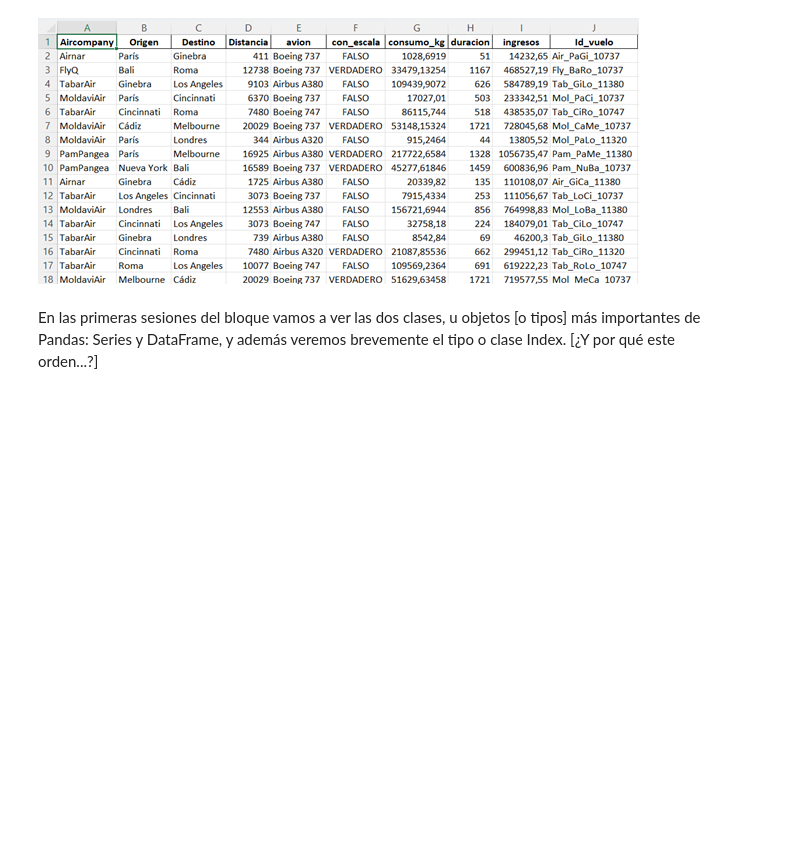
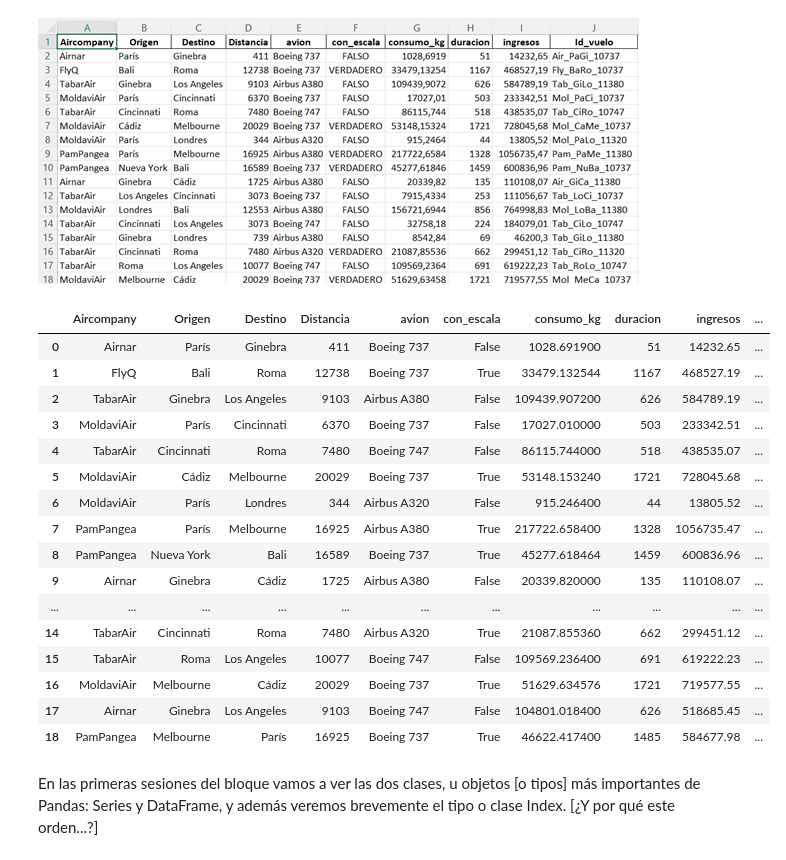
Before and after one commit to claudiomillanmartin/Claudio-Millan-Martin-DSOline, a Jupyter notebook: Bloque_2/02_Herramientas_Avanzadas copia/Sprint_04/01_Pandas_I/01_Workout/01_Series.ipynb, the cells around one changed output. Saved outputs shown, nothing was run; the diff lists cells and outputs as text; code cells hidden in the pictures; blank space fills up the shorter version.

```diff
--- a/Bloque_2/02_Herramientas_Avanzadas copia/Sprint_04/01_Pandas_I/01_Workout/01_Series.ipynb
+++ b/Bloque_2/02_Herramientas_Avanzadas copia/Sprint_04/01_Pandas_I/01_Workout/01_Series.ipynb
@@ -15,7 +15,25 @@ Y ahora un adelanto, vamos a leer un fichero excel que tiene este aspecto:
 ![image.png](attachment:image.png)
 # %%
 df_ejemplo = pd.read_excel("./data/dataset_aviones.xlsx")
-df_ejemplo.head(15)
+df_ejemplo.head(19)
+# %% [output]
+|  | Aircompany | Origen | Destino | Distancia | avion | con_escala | consumo_kg | duracion | ingresos | ... |
+| 0 | Airnar | París | Ginebra | 411 | Boeing 737 | False | 1028.691900 | 51 | 14232.65 | ... |
+| 1 | FlyQ | Bali | Roma | 12738 | Boeing 737 | True | 33479.132544 | 1167 | 468527.19 | ... |
+| 2 | TabarAir | Ginebra | Los Angeles | 9103 | Airbus A380 | False | 109439.907200 | 626 | 584789.19 | ... |
+| 3 | MoldaviAir | París | Cincinnati | 6370 | Boeing 737 | False | 17027.010000 | 503 | 233342.51 | ... |
+| 4 | TabarAir | Cincinnati | Roma | 7480 | Boeing 747 | False | 86115.744000 | 518 | 438535.07 | ... |
+| 5 | MoldaviAir | Cádiz | Melbourne | 20029 | Boeing 737 | True | 53148.153240 | 1721 | 728045.68 | ... |
+| 6 | MoldaviAir | París | Londres | 344 | Airbus A320 | False | 915.246400 | 44 | 13805.52 | ... |
+| 7 | PamPangea | París | Melbourne | 16925 | Airbus A380 | True | 217722.658400 | 1328 | 1056735.47 | ... |
+| 8 | PamPangea | Nueva York | Bali | 16589 | Boeing 737 | True | 45277.618464 | 1459 | 600836.96 | ... |
+| 9 | Airnar | Ginebra | Cádiz | 1725 | Airbus A380 | False | 20339.820000 | 135 | 110108.07 | ... |
+| ... | ... | ... | ... | ... | ... | ... | ... | ... | ... | ... |
+| 14 | TabarAir | Cincinnati | Roma | 7480 | Airbus A320 | True | 21087.855360 | 662 | 299451.12 | ... |
+| 15 | TabarAir | Roma | Los Angeles | 10077 | Boeing 747 | False | 109569.236400 | 691 | 619222.23 | ... |
+| 16 | MoldaviAir | Melbourne | Cádiz | 20029 | Boeing 737 | True | 51629.634576 | 1721 | 719577.55 | ... |
+| 17 | Airnar | Ginebra | Los Angeles | 9103 | Boeing 747 | False | 104801.018400 | 626 | 518685.45 | ... |
+| 18 | PamPangea | Melbourne | París | 16925 | Boeing 737 | True | 46622.417400 | 1485 | 584677.98 | ... |
 # %% [markdown]
 
 En las primeras sesiones del bloque vamos a ver las dos clases, u objetos [o tipos] más importantes de Pandas: Series y DataFrame, y además veremos brevemente el tipo o clase Index. [¿Y por qué este orden...?]
```
Also changed, not shown: parts of 8 cells of this notebook, 9 other files.
